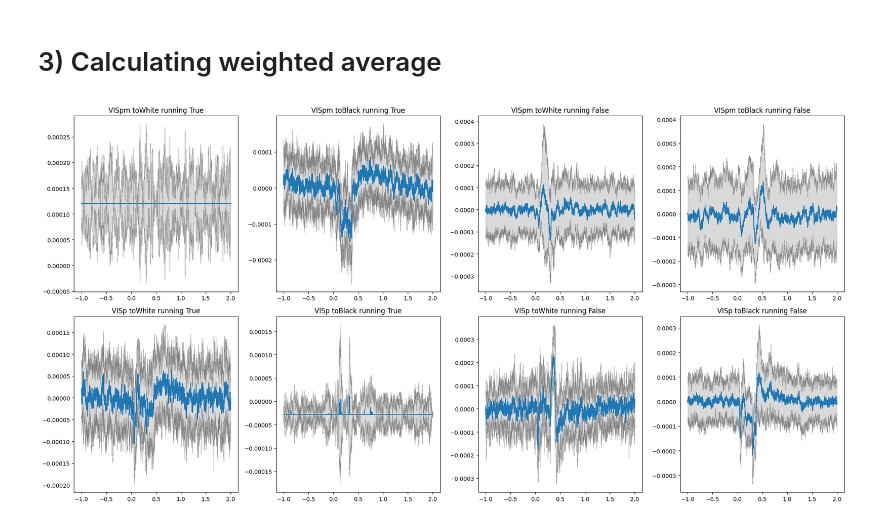
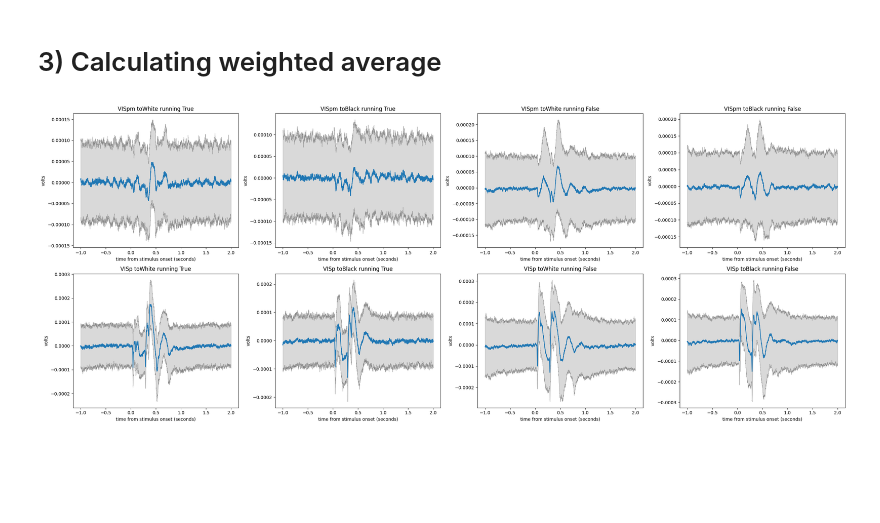
Before and after one commit to ikharitonov/allen-neuropixel-LFPs, a Jupyter notebook: lfp_grand_average/3-grand_average.ipynb, the cells around one changed output. Cells and saved outputs as stored; diff of their text form; code cells hidden in the pictures; blank space fills up the shorter version.

Commit message:
trace filtering and dataframe data save fix

```diff
--- a/lfp_grand_average/3-grand_average.ipynb
+++ b/lfp_grand_average/3-grand_average.ipynb
@@ -58,6 +58,7 @@ def get_iqr(data):
 parsed_df['t'] = ''
 parsed_df['median'] = ''
 parsed_df['iqr'] = ''
+parsed_df['filteredFlashesAveragedOver'] = ''
 # %%
-# with open(Path.home() / 'Desktop' / 'disk2' / 'lfp_ts_parsed_df.pkl', 'rb') as f: parsed_df = pickle.load(f)
+LOAD = True
 # %%
@@ -96,15 +114,15 @@ weighted_average_lfps = []
 
 for condition in conditions:
     selected_df = parsed_df[(parsed_df.area==condition[0]) & (parsed_df.condition==condition[1]) & (parsed_df.running==condition[2])]
-    N = selected_df.flashesAveragedOver.sum()
+    N = selected_df.filteredFlashesAveragedOver.sum()
 
     collected_weighted_median_ts = []
     collected_weighted_iqr_ts = []
 
     for cols in selected_df.iterrows():
         t, median_ts, iqr_ts = cols[1]['t'], cols[1]['median'], cols[1]['iqr']
-        collected_weighted_median_ts.append((cols[1].flashesAveragedOver / N) * median_ts)
-        collected_weighted_iqr_ts.append((cols[1].flashesAveragedOver / N) * iqr_ts)
+        collected_weighted_median_ts.append((cols[1].filteredFlashesAveragedOver / N) * median_ts)
+        collected_weighted_iqr_ts.append((cols[1].filteredFlashesAveragedOver / N) * iqr_ts)
         # collected_lfp_arrs.append(lfp_arr * cols[1].flashesAveragedOver) # multiplied by weightings
         # collected_lfp_arrs.append(lfp_arr)
     collected_weighted_median_ts = np.array(collected_weighted_median_ts)
@@ -115,27 +133,34 @@ for condition in conditions:
 
     weighted_average_lfps.append([t, current_condition_weighted_average, current_condition_weighted_iqr])
 # %%
-fig, ax = plt.subplots(nrows=2, ncols=4, figsize=(20,10))
+fig, ax = plt.subplots(nrows=2, ncols=4, figsize=(25,10))
 
 for i in range(4):
     ax[0][i].plot(t,weighted_average_lfps[i][1])
     lower = weighted_average_lfps[i][1] - weighted_average_lfps[i][2]
     upper = weighted_average_lfps[i][1] + weighted_average_lfps[i][2]
     ax[0][i].plot(t,lower,linestyle='--',linewidth=0.3, color='gray')
     ax[0][i].plot(t,upper,linestyle='--',linewidth=0.3, color='gray')
     ax[0][i].fill_between(t,upper,lower, color='k', alpha=0.15)
     ax[0][i].set_title(f'{conditions[i][0]} {conditions[i][1]} running {conditions[i][2]}')
+    ax[0][i].set_xlabel('time from stimulus onset (seconds)')
+    ax[0][i].set_ylabel('volts')
 
 for i in range(4):
     ax[1][i].plot(t,weighted_average_lfps[4+i][1])
     lower = weighted_average_lfps[4+i][1] - weighted_average_lfps[4+i][2]
     upper = weighted_average_lfps[4+i][1] + weighted_average_lfps[4+i][2]
     ax[1][i].plot(t,lower,linestyle='--',linewidth=0.3, color='gray')
     ax[1][i].plot(t,upper,linestyle='--',linewidth=0.3, color='gray')
     ax[1][i].fill_between(t,upper,lower, color='k', alpha=0.15)
     ax[1][i].set_title(f'{conditions[4+i][0]} {conditions[4+i][1]} running {conditions[4+i][2]}')
+    ax[1][i].set_xlabel('time from stimulus onset (seconds)')
+    ax[1][i].set_ylabel('volts')
 
 plt.tight_layout()
+
+plt.savefig('grand_average_lfp_traces.png')
+
 plt.show()
 # %% [output]
-[figure, old version]
+[figure, new version]
```
Also changed, not shown: parts of 4 cells of this notebook.
